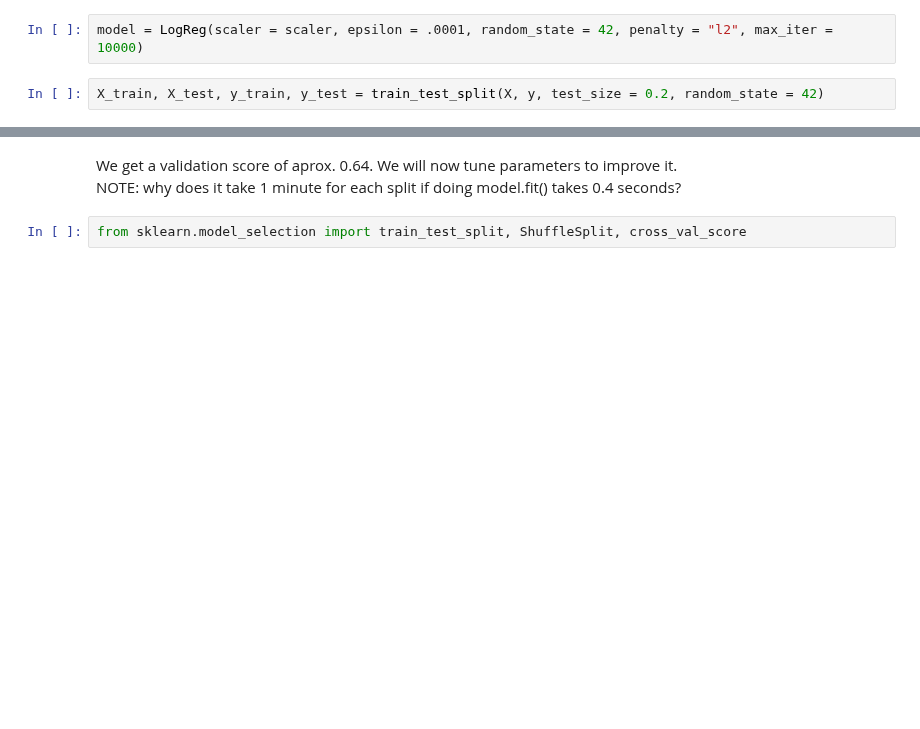
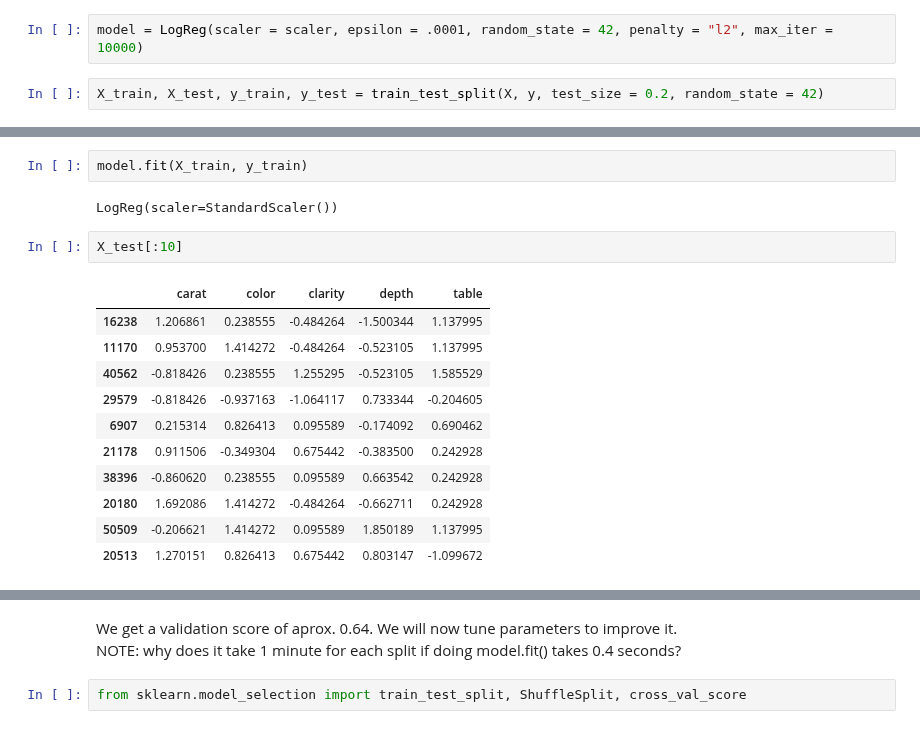
Before and after one commit to Pikurrot/ml-project-uab, a Jupyter notebook: analysis.ipynb, the cells around one changed output, grey strips where cells are left out. Drawn from its saved outputs; the diff is of its cells as text; blank space fills up the shorter version.

```diff
--- a/analysis.ipynb
+++ b/analysis.ipynb
@@ -129,0 +130,18 @@ Cross validation (accuracy) scores:
+# %%
+model.fit(X_train, y_train)
+# %% [output]
+LogReg(scaler=StandardScaler())
+# %%
+X_test[:10]
+# %% [output]
+|  | carat | color | clarity | depth | table |
+| 16238 | 1.206861 | 0.238555 | -0.484264 | -1.500344 | 1.137995 |
+| 11170 | 0.953700 | 1.414272 | -0.484264 | -0.523105 | 1.137995 |
+| 40562 | -0.818426 | 0.238555 | 1.255295 | -0.523105 | 1.585529 |
+| 29579 | -0.818426 | -0.937163 | -1.064117 | 0.733344 | -0.204605 |
+| 6907 | 0.215314 | 0.826413 | 0.095589 | -0.174092 | 0.690462 |
+| 21178 | 0.911506 | -0.349304 | 0.675442 | -0.383500 | 0.242928 |
+| 38396 | -0.860620 | 0.238555 | 0.095589 | 0.663542 | 0.242928 |
+| 20180 | 1.692086 | 1.414272 | -0.484264 | -0.662711 | 0.242928 |
+| 50509 | -0.206621 | 1.414272 | 0.095589 | 1.850189 | 1.137995 |
+| 20513 | 1.270151 | 0.826413 | 0.675442 | 0.803147 | -1.099672 |
```
Also changed, not shown: parts of 2 cells of this notebook, 2 other files.
